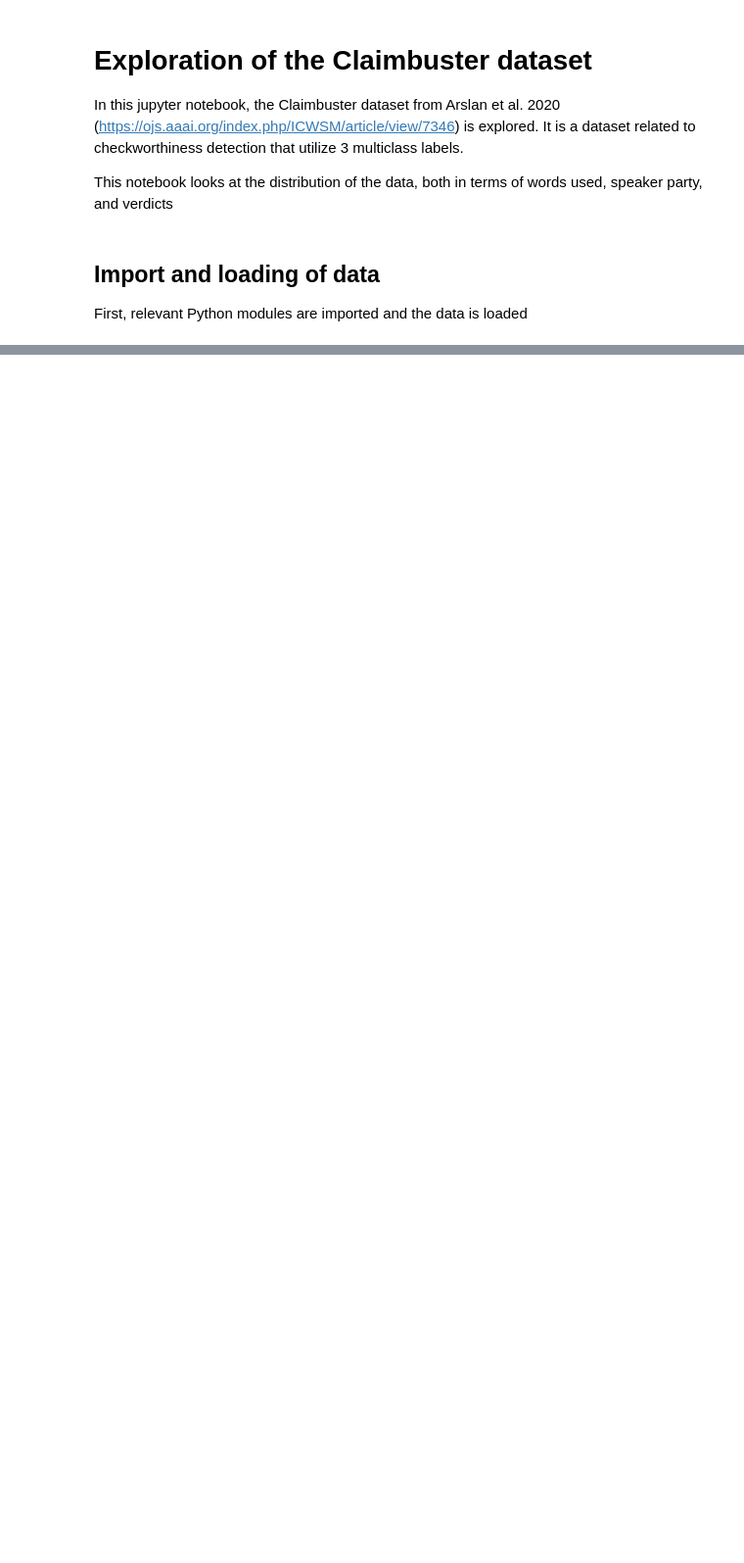
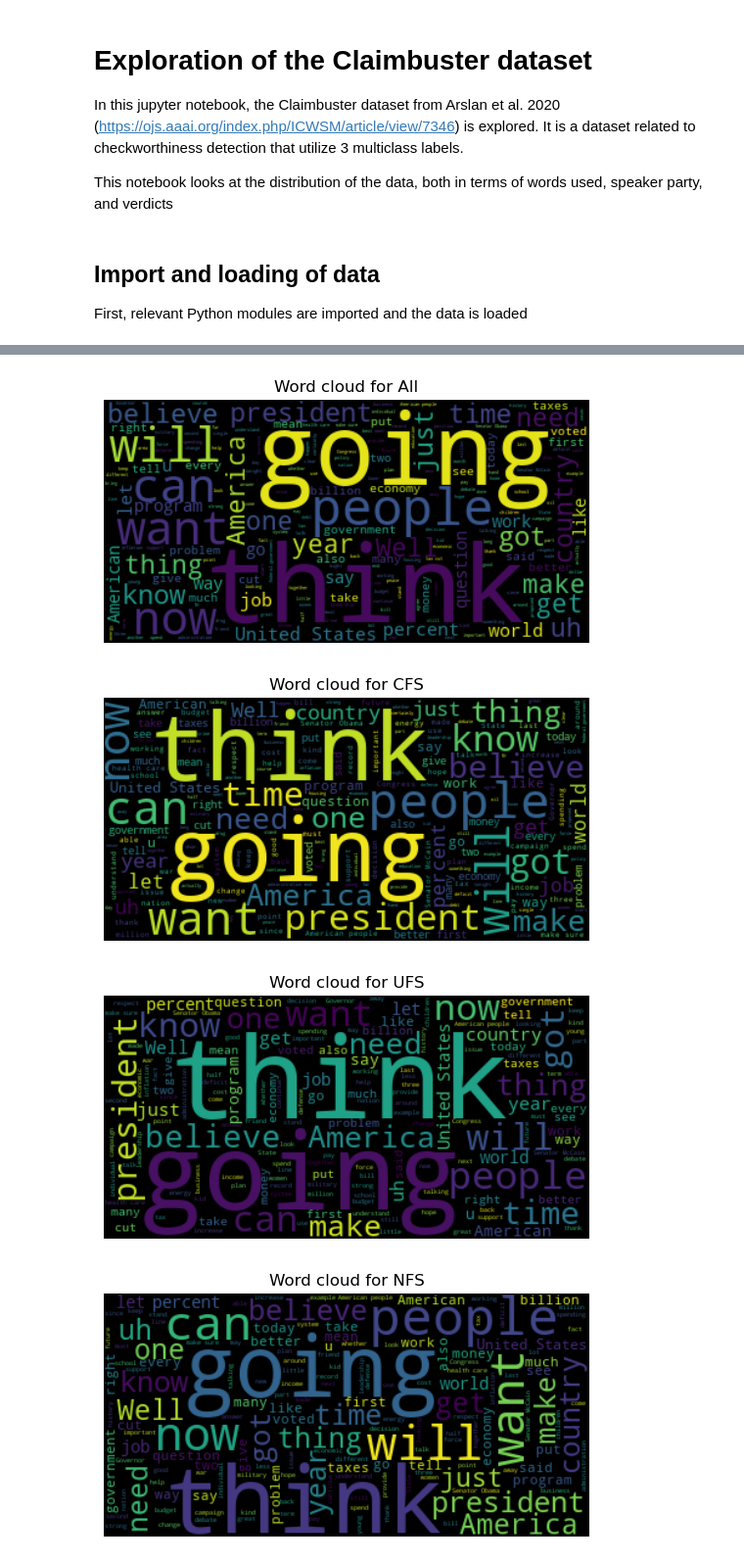
Before and after one commit to matsbratvold/Checkworthiness-Detection-with-Open-Source-LLMs, a Jupyter notebook: src/claimbuster.ipynb, the cells around one changed output, grey strips where cells are left out. Shown at 98% size. Cells and saved outputs as stored; diff of their text form; code cells hidden in the pictures; blank space fills up the shorter version.

Commit message:
Added plots for exploring the verdict distribution

```diff
--- a/src/claimbuster.ipynb
+++ b/src/claimbuster.ipynb
@@ -27,0 +42,20 @@ data.head()
+# %%
+%autoreload
+
+categories = ["All", "CFS", "UFS", "NFS"]
+verdicts = [None, ClaimbusterMultiClassLabel.CFS, ClaimbusterMultiClassLabel.UFS, ClaimbusterMultiClassLabel.NFS]
+speaker_parties = [f"Word cloud for {category}" for category in categories]
+base_dir = os.path.join("..", "figures", "claimbuster", "wordclouds")
+file_paths = [os.path.join(base_dir, f"{category}.png") for category in categories]
+
+if not os.path.exists(base_dir):
+    os.makedirs(base_dir)
+
+for category, speaker_party, file_path in zip(categories, speaker_parties, file_paths):
+    text = dataframe_to_text(data, labels=["Text"])
+    show_word_cloud(text, speaker_party, file_path)
+# %% [output]
+[figure, added]
+[figure, added]
+[figure, added]
+[figure, added]
```
Also changed, not shown: parts of 9 cells of this notebook, 15 other files.
